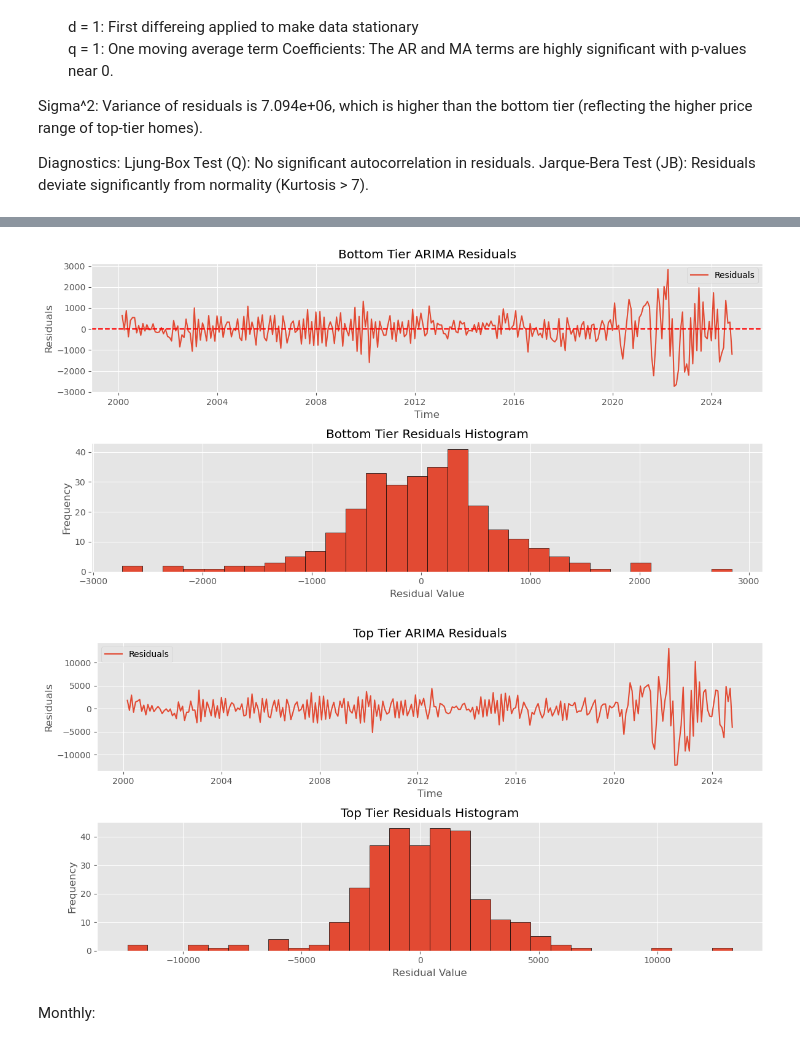
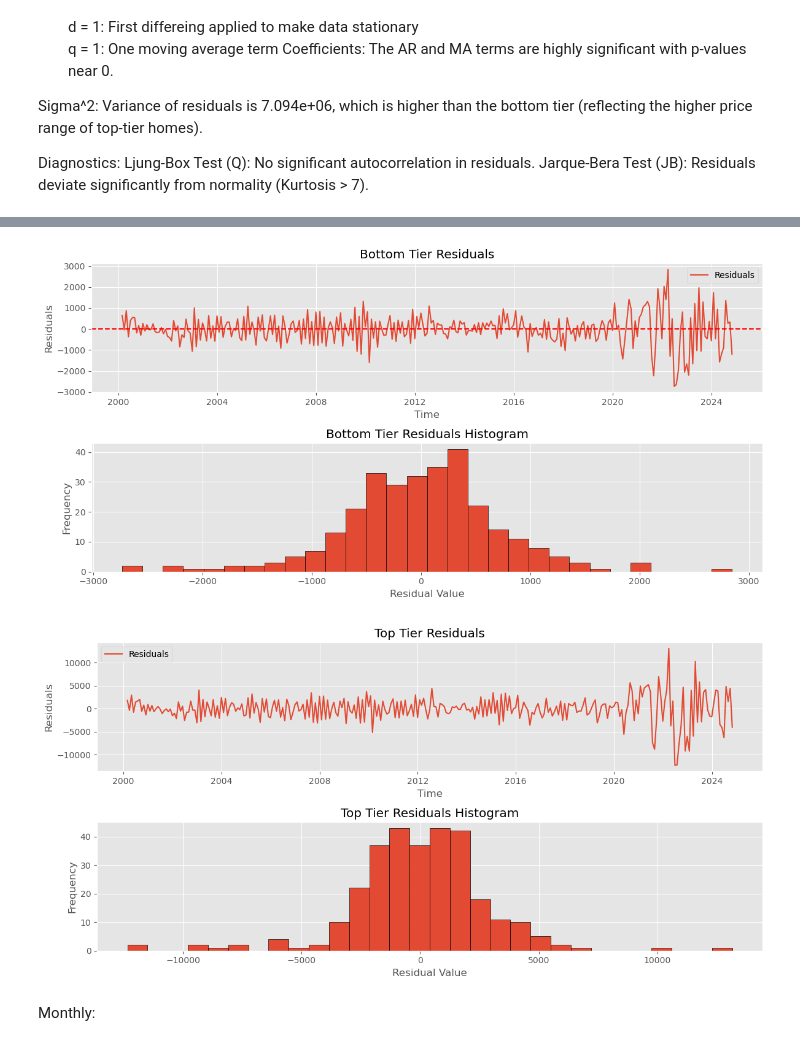
Before and after one commit to SUPERINTIALD/CSCI_4502_5502_Data_Mining_Final_Project, a Jupyter notebook: S-ARIMA.ipynb, the cells around one changed output, grey strips where cells are left out. Saved outputs shown, nothing was run; the diff lists cells and outputs as text; code cells hidden in the pictures.

```diff
--- a/S-ARIMA.ipynb
+++ b/S-ARIMA.ipynb
@@ -407,42 +407,42 @@ plt.figure(figsize=(12, 6))
 plt.subplot(2, 1, 1)
 plt.plot(bottom_tier_residuals, label="Residuals")
 plt.axhline(0, color='red', linestyle='--')
-plt.title("Bottom Tier ARIMA Residuals")
+plt.title("Bottom Tier Residuals")
 plt.xlabel("Time")
 plt.ylabel("Residuals")
 plt.legend()
 
 # Histogram of residuals
 plt.subplot(2, 1, 2)
 plt.hist(bottom_tier_residuals, bins=30, edgecolor='k')
 plt.title("Bottom Tier Residuals Histogram")
 plt.xlabel("Residual Value")
 plt.ylabel("Frequency")
 plt.tight_layout()
 plt.show()
 
 # Plot residuals for Top Tier
 top_tier_residuals = top_tier_model.resid
 
 plt.figure(figsize=(12, 6))
 plt.subplot(2, 1, 1)
 plt.plot(top_tier_residuals, label="Residuals")
-plt.title("Top Tier ARIMA Residuals")
+plt.title("Top Tier Residuals")
 plt.xlabel("Time")
 plt.ylabel("Residuals")
 plt.legend()
 
 # Histogram of residuals
 plt.subplot(2, 1, 2)
 plt.hist(top_tier_residuals, bins=30, edgecolor='k')
 plt.title("Top Tier Residuals Histogram")
 plt.xlabel("Residual Value")
 plt.ylabel("Frequency")
 plt.tight_layout()
 plt.show()
 # %% [output]
-[figure, old version]
+[figure, new version]
-[figure, old version]
+[figure, new version]
 # %%
 # Define the original time series data
 bottom_tier = boulder_bottom_tier["Price"]  # Replace with your actual Bottom Tier time series
```
Also changed, not shown: parts of 3 cells of this notebook.
